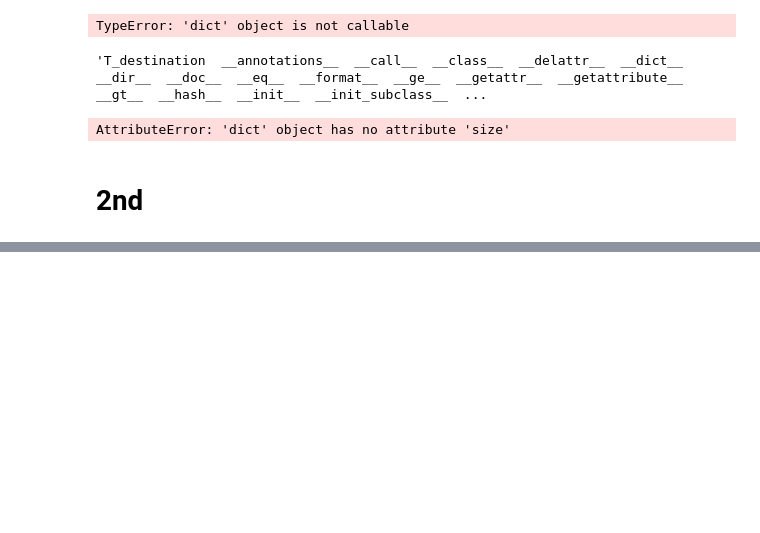
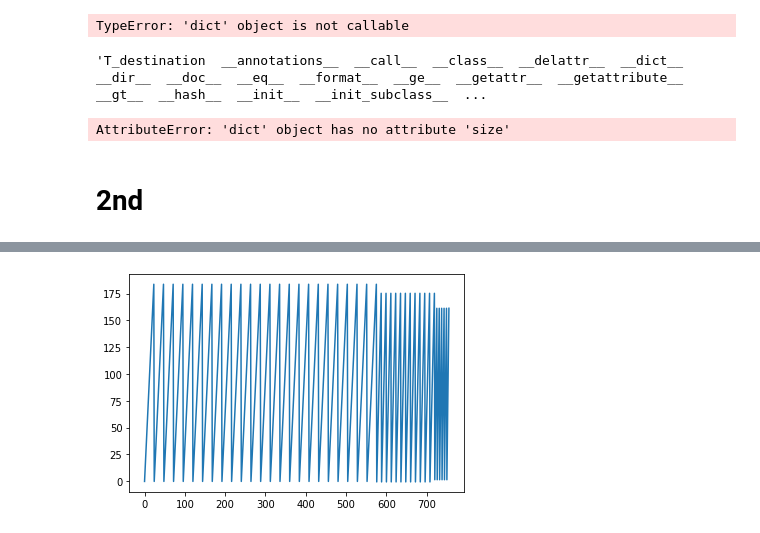
Before and after one commit to Mustapha-AJEGHRIR/Tensorflow_kaggle, a Jupyter notebook: tests.ipynb, the cells around one changed output, grey strips where cells are left out. Cells and saved outputs as stored; diff of their text form; code cells hidden in the pictures; blank space fills up the shorter version.

```diff
--- a/tests.ipynb
+++ b/tests.ipynb
@@ -120,0 +127,11 @@ TypeError: string indices must be integers
+# %%
+import numpy as np
+import matplotlib.pyplot as plt
+
+# plt.plot((res2[0,:, 1].detach().numpy()), (res2[0,:, 2].detach().numpy()), ".")
+# plt.plot(res2[0,:, 1], res2[0,:, 2], ".")
+plt.plot(res2[0,:, 0] )
+# plt.plot()
+plt.show()
+# %% [output]
+[figure, added]
```
Also changed, not shown: parts of 9 cells of this notebook, 1 other file.
